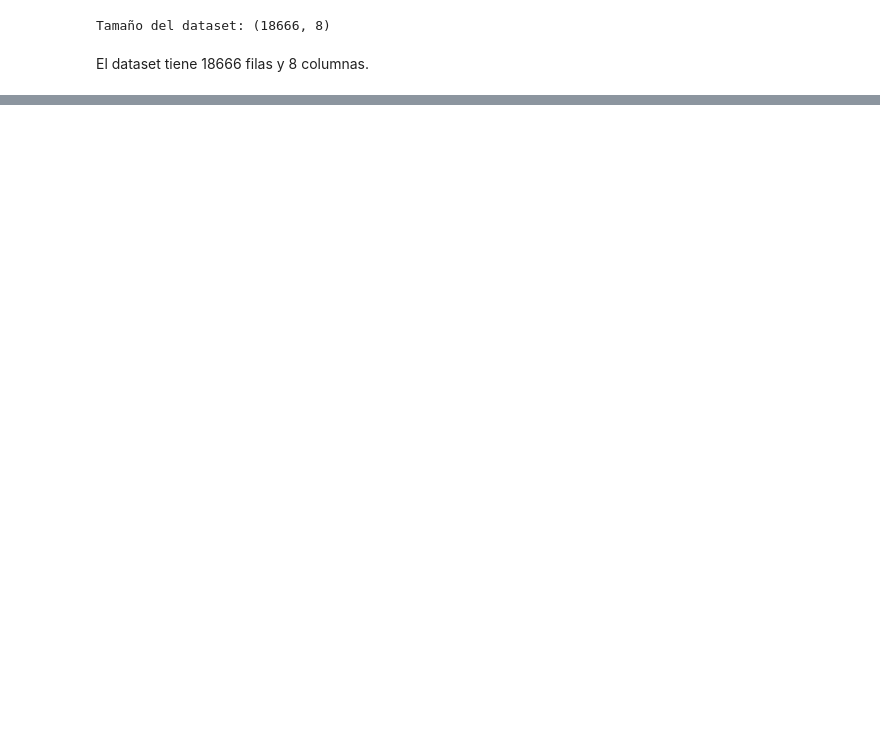
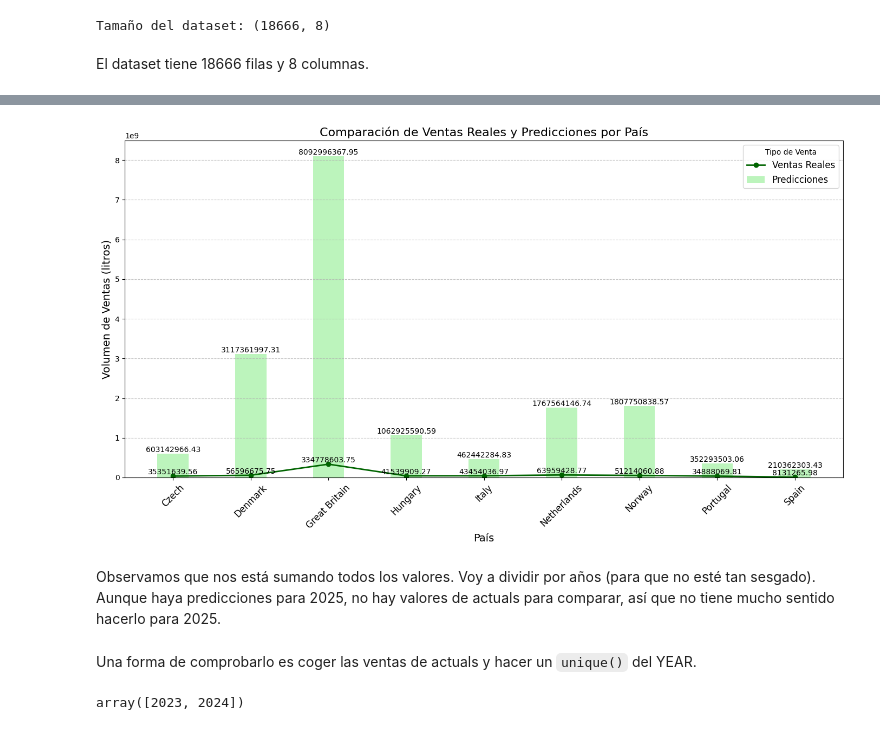
Before and after one commit to claudiaesnarrizaga/UFV-visualizacion, a Jupyter notebook: EJERCICIOS CLASE/CLASE2_EJERCICIO_VENTAS.ipynb, the cells around one changed output, grey strips where cells are left out. Drawn from its saved outputs; the diff is of its cells as text; code cells hidden in the pictures; blank space fills up the shorter version.

```diff
--- a/EJERCICIOS CLASE/CLASE2_EJERCICIO_VENTAS.ipynb
+++ b/EJERCICIOS CLASE/CLASE2_EJERCICIO_VENTAS.ipynb
@@ -130,0 +525,16 @@ array(['AI_P02F', 'AI_P10F', 'AI_P09F', 'AI_P03F', 'AI_PF', 'AI_P11F',
+# %%
+# Filtramos las ventas reales y las predicciones
+ventas_reales = ventas[ventas['SCENARIO'] == 'actual']
+predicciones = ventas[ventas['SCENARIO'] == 'AI_forecast']
+# %%
+# Agrupamos por país
+ventas_reales_totales = ventas_reales.groupby('COUNTRY')['AMOUNT'].sum().reset_index()
+predicciones_totales = predicciones.groupby('COUNTRY')['AMOUNT'].sum().reset_index()
+# %%
+# Renombramos columnas para facilitar la fusión
+ventas_reales_totales.rename(columns={'AMOUNT': 'REAL_SALES'}, inplace=True)
+predicciones_totales.rename(columns={'AMOUNT': 'FORECASTED_SALES'}, inplace=True)
+# %%
+# Fusionamos los DataFrames en función del país
+ventas_comparacion_totales = pd.merge(ventas_reales_totales, predicciones_totales, on='COUNTRY', how='outer').fillna(0)
+ventas_comparacion_totales.sort_values(by='REAL_SALES', ascending=False)
@@ -130,0 +552,42 @@ array(['AI_P02F', 'AI_P10F', 'AI_P09F', 'AI_P03F', 'AI_PF', 'AI_P11F',
+# %%
+# Creamos el gráfico
+plt.figure(figsize=(14, 8))
+
+# Graficamos las predicciones como barras
+bar_width = 0.4  # Ancho de las barras
+bar_positions = range(len(ventas_comparacion_totales['COUNTRY']))  # Posiciones de las barras
+
+bars = plt.bar(bar_positions, ventas_comparacion_totales['FORECASTED_SALES'], label='Predicciones', alpha=0.6, color='lightgreen', width=bar_width)
+
+# Añadimos etiquetas de valor sobre las barras
+for bar in bars:
+    yval = bar.get_height()
+    plt.text(bar.get_x() + bar.get_width()/2, yval, f'{yval:.2f}', ha='center', va='bottom', fontsize=10)
+
+# Graficamos las ventas reales como línea con puntos
+plt.plot(ventas_comparacion_totales['COUNTRY'], ventas_comparacion_totales['REAL_SALES'], label='Ventas Reales', color='darkgreen', marker='o', linewidth=2)
+
+# Añadimos etiquetas de valor sobre los puntos de ventas reales
+for i, value in enumerate(ventas_comparacion_totales['REAL_SALES']):
+    plt.text(i, value, f'{value:.2f}', ha='center', va='bottom', fontsize=10)
+
+# Añadimos etiquetas y título
+plt.title('Comparación de Ventas Reales y Predicciones por País', fontsize=16)
+plt.xlabel('País', fontsize=14)
+plt.ylabel('Volumen de Ventas (litros)', fontsize=14)
+plt.xticks(bar_positions, ventas_comparacion_totales['COUNTRY'], rotation=45, fontsize=12)
+plt.legend(title='Tipo de Venta', fontsize=12)
+plt.grid(axis='y', linestyle='--', alpha=0.7)
+
+plt.tight_layout()
+plt.show()
+# %% [output]
+[figure, added]
+# %% [markdown]
+Observamos que nos está sumando todos los valores. Voy a dividir por años (para que no esté tan sesgado). Aunque haya predicciones para 2025, no hay valores de actuals para comparar, así que no tiene mucho sentido hacerlo para 2025.
+# %% [markdown]
+Una forma de comprobarlo es coger las ventas de actuals y hacer un `unique()` del YEAR.
+# %%
+ventas_reales['YEAR'].unique()
+# %% [output]
+array([2023, 2024])
```
Also changed, not shown: parts of 136 cells of this notebook.
